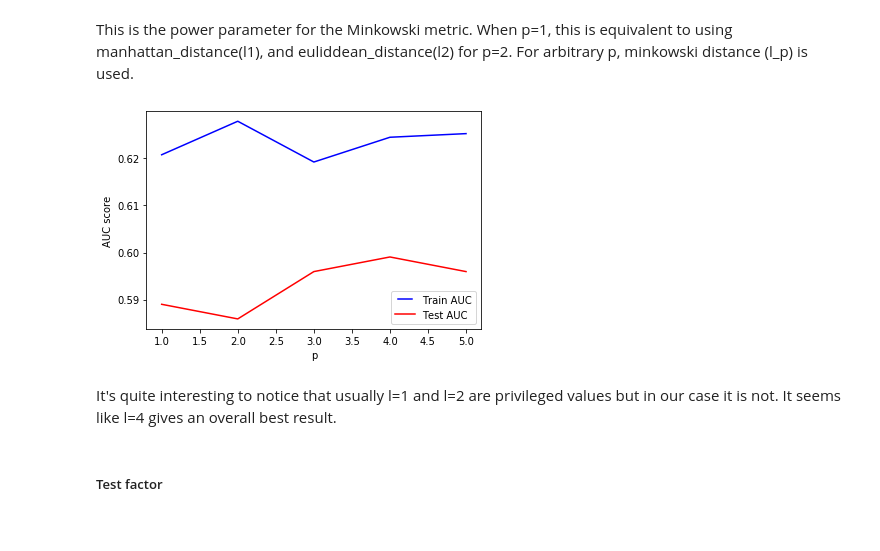
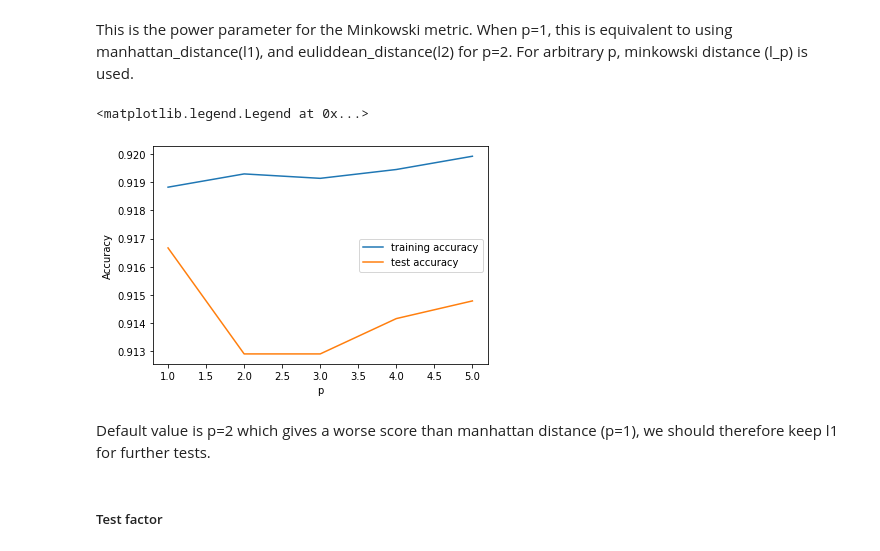
Before and after one commit to roussieau/masterthesis, a Jupyter notebook: src/machine_learning/K-Nearest Neighbors.ipynb, the cells around one changed output. Cells and saved outputs as stored; diff of their text form; code cells hidden in the pictures.

```diff
--- a/src/machine_learning/K-Nearest Neighbors.ipynb
+++ b/src/machine_learning/K-Nearest Neighbors.ipynb
@@ -110,32 +125,37 @@ Once again, we can see that the best results are provided when setting the numbe
 #### Minkowsi metric
 # %% [markdown]
 This is the power parameter for the Minkowski metric. When p=1, this is equivalent to using manhattan_distance(l1), and euliddean_distance(l2) for p=2. For arbitrary p, minkowski distance (l_p) is used.
-# %%
-distances = [1, 2, 3, 4, 5]
-train_results = []
-test_results = []
-for p in distances:
-   model = KNeighborsClassifier(p=p)
-   model.fit(data_train, target_train)
-   train_pred = model.predict(data_train)
-   false_positive_rate, true_positive_rate, thresholds = roc_curve(target_train, train_pred)
-   roc_auc = auc(false_positive_rate, true_positive_rate)
-   train_results.append(roc_auc)
-   y_pred = model.predict(data_test)
-   false_positive_rate, true_positive_rate, thresholds = roc_curve(target_test, y_pred)
-   roc_auc = auc(false_positive_rate, true_positive_rate)
-   test_results.append(roc_auc)
-from matplotlib.legend_handler import HandlerLine2D
-line1, = plt.plot(distances, train_results, 'b', label="Train AUC")
-line2, = plt.plot(distances, test_results, 'r', label="Test AUC")
-plt.legend(handler_map={line1: HandlerLine2D(numpoints=2)})
-plt.ylabel('AUC score')
-plt.xlabel('p')
-plt.show()
-# %% [output]
-[figure, removed]
-# %% [markdown]
-It's quite interesting to notice that usually l=1 and l=2 are privileged values but in our case it is not. It seems like l=4 gives an overall best result.
+# %%
+gt = pd.read_csv('../dumps/2020.02.10-12.14.csv')
+cols = [col for col in gt.columns if col not in ['label']]
+data = gt[cols]
+target = gt['label']
+
+data_train, data_test, target_train, target_test = train_test_split(data,target, test_size = 0.20, random_state = 0)
+
+scaler = Normalizer()
+scaler.fit(data_train)
+data_train = scaler.transform(data_train)
+data_test = scaler.transform(data_test)
+
+training_accuracy = []
+test_accuracy = []
+neighbors_settings = range(1, 6)
+for p in neighbors_settings:
+    clf = KNeighborsClassifier(p=p)
+    clf.fit(data_train, target_train)
+    training_accuracy.append(clf.score(data_train, target_train))
+    test_accuracy.append(clf.score(data_test, target_test))
+plt.plot(neighbors_settings, training_accuracy, label="training accuracy")
+plt.plot(neighbors_settings, test_accuracy, label="test accuracy")
+plt.ylabel("Accuracy")
+plt.xlabel("p")
+plt.legend()
+# %% [output]
+<matplotlib.legend.Legend at 0x...>
+[figure, added]
+# %% [markdown]
+Default value is p=2 which gives a worse score than manhattan distance (p=1), we should therefore keep l1 for further tests.
 # %% [markdown]
 ##### Test factor
 # %%
```
Also changed, not shown: parts of 19 cells of this notebook, 9 other files.
